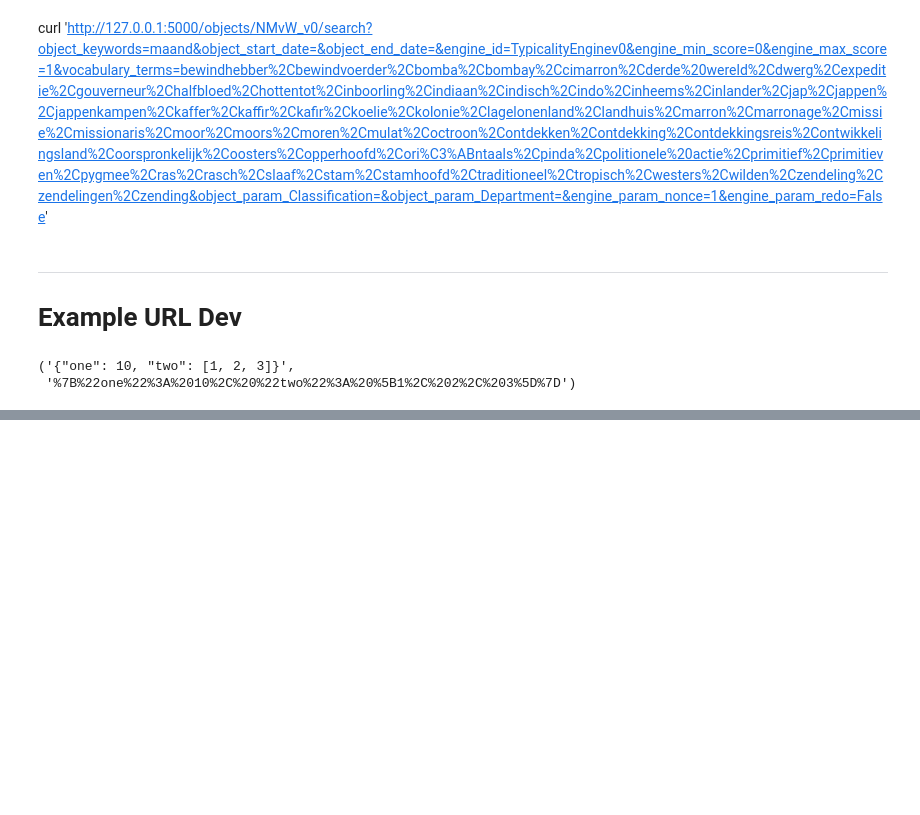
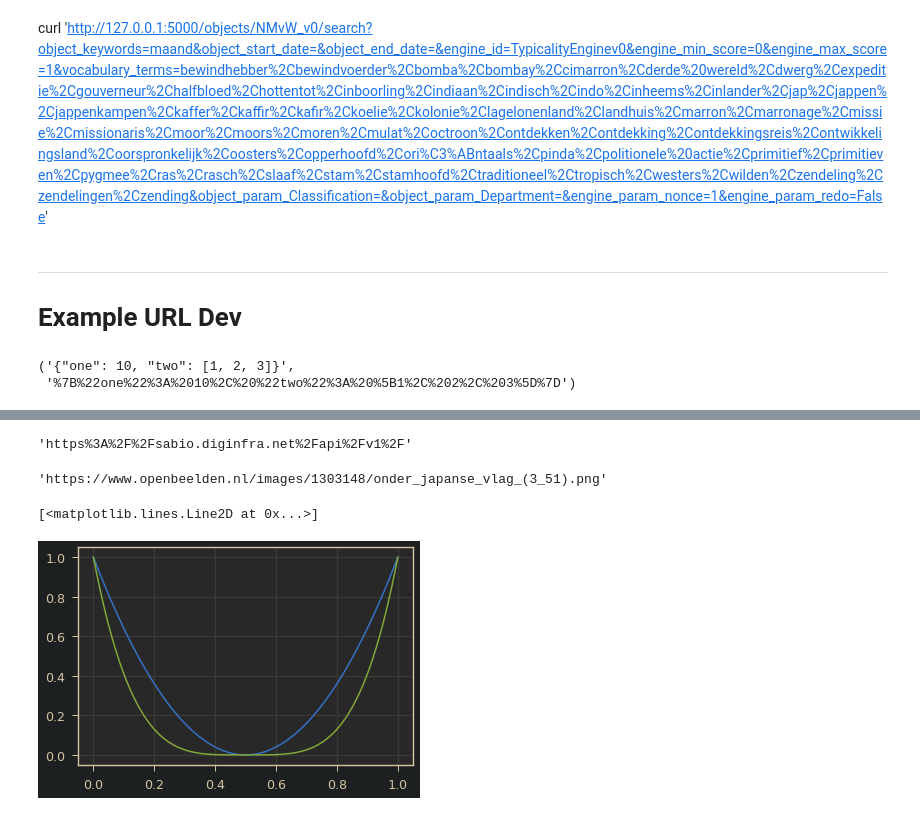
Before and after one commit to valevo/SABIO, a Jupyter notebook: backend/v0_5/dev_response.ipynb, the cells around one changed output, grey strips where cells are left out. Saved outputs shown, nothing was run; the diff lists cells and outputs as text; code cells hidden in the pictures; blank space fills up the shorter version.

```diff
--- a/backend/v0_5/dev_response.ipynb
+++ b/backend/v0_5/dev_response.ipynb
@@ -34,0 +50,9 @@ j, quote(j)
+# %%
+from urllib.parse import quote
+quote("https://sabio.diginfra.net/api/v1/", safe="")
+# %% [output]
+'https%3A%2F%2Fsabio.diginfra.net%2Fapi%2Fv1%2F'
+# %%
+unquote('https://www.openbeelden.nl/images/1303148/onder_japanse_vlag_%283_51%29.png')
+# %% [output]
+'https://www.openbeelden.nl/images/1303148/onder_japanse_vlag_(3_51).png'
@@ -34,0 +64,20 @@ j, quote(j)
+# %%
+# all below functions assume vec's values are normalised to be in [0, 1]
+# (otherwise makes no sense)
+def U_transform(vec):
+    return (2*(vec-0.5))**2
+
+def bell_transform(vec):
+    return -U_transform(vec)+1
+
+def binary_entropy(vec):
+    return np.nan_to_num(-(vec*np.log2(vec)+(1-vec)*np.log2(1-vec)))
+# %%
+rng = np.linspace(0., 1., 100)
+
+# plt.plot(rng, rng**2)
+plt.plot(rng, U_transform(rng))
+plt.plot(rng, (2*(rng-0.5))**4)
+# %% [output]
+[<matplotlib.lines.Line2D at 0x...>]
+[figure, added]
```
Also changed, not shown: parts of 7 cells of this notebook, 5 other files.
